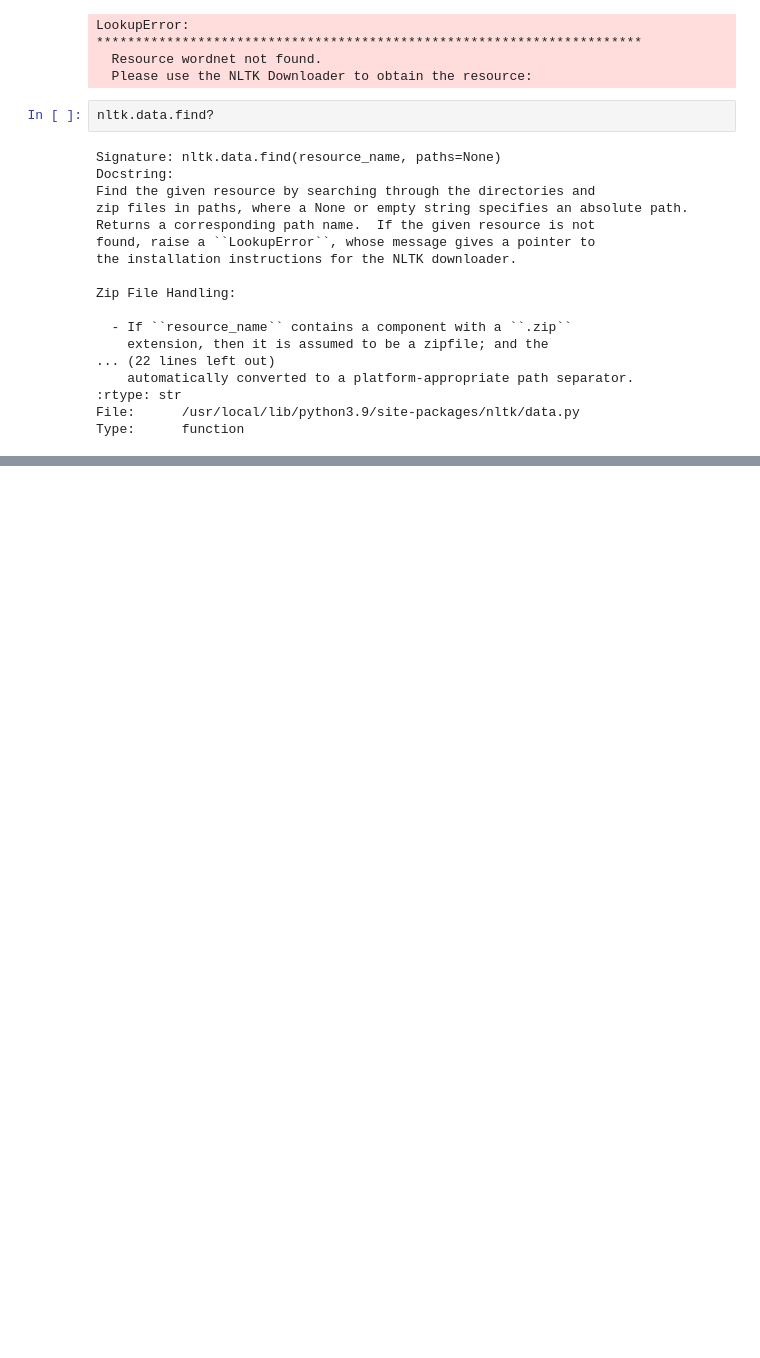
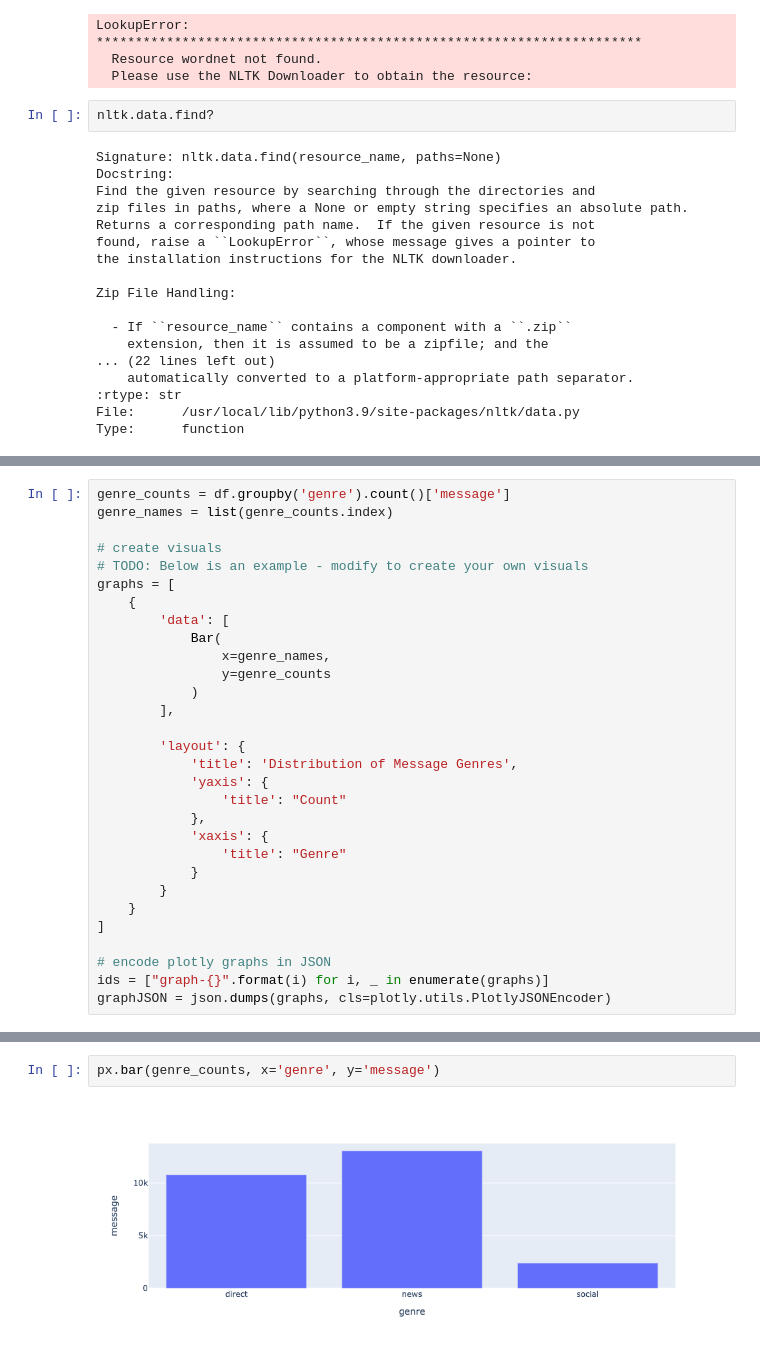
Before and after one commit to ZacksAmber/Disaster-Response-Pipelines, a Jupyter notebook: code/multi-label_classification_practice.ipynb, the cells around one changed output, grey strips where cells are left out. Cells and saved outputs as stored; diff of their text form; blank space fills up the shorter version.

```diff
--- a/code/multi-label_classification_practice.ipynb
+++ b/code/multi-label_classification_practice.ipynb
@@ -321,0 +660,30 @@ Type:      function
+# %%
+genre_counts = df.groupby('genre').count()['message']
+genre_names = list(genre_counts.index)
+
+# create visuals
+# TODO: Below is an example - modify to create your own visuals
+graphs = [
+    {
+        'data': [
+            Bar(
+                x=genre_names,
+                y=genre_counts
+            )
+        ],
+
+        'layout': {
+            'title': 'Distribution of Message Genres',
+            'yaxis': {
+                'title': "Count"
+            },
+            'xaxis': {
+                'title': "Genre"
+            }
+        }
+    }
+]
+
+# encode plotly graphs in JSON
+ids = ["graph-{}".format(i) for i, _ in enumerate(graphs)]
+graphJSON = json.dumps(graphs, cls=plotly.utils.PlotlyJSONEncoder)
@@ -321,0 +705,4 @@ Type:      function
+# %%
+px.bar(genre_counts, x='genre', y='message')
+# %% [output]
+[figure, added]
```
Also changed, not shown: parts of 63 cells of this notebook, 14 other files.
